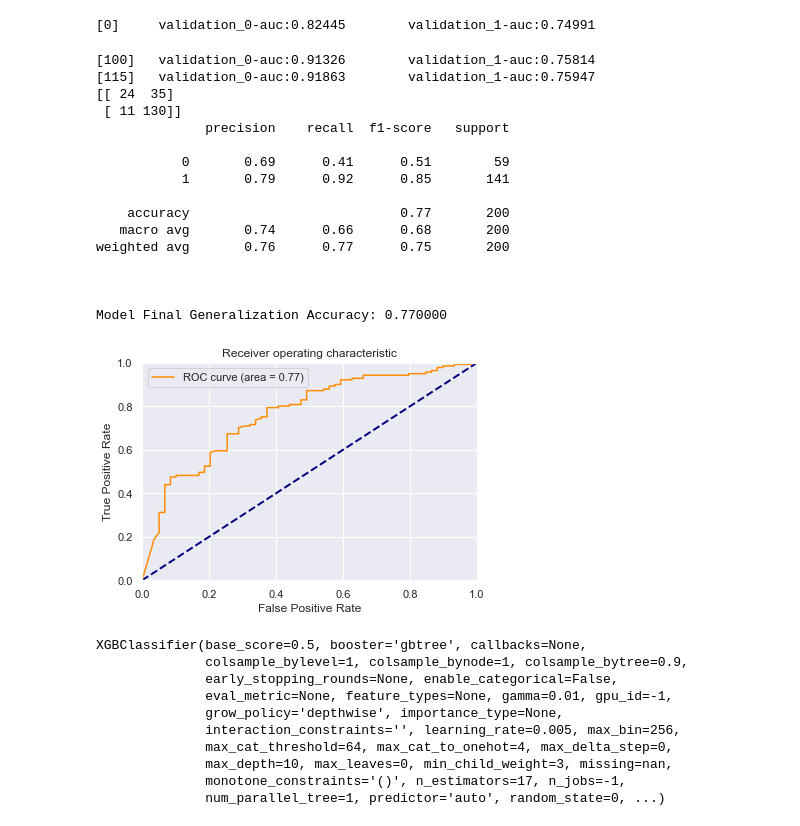
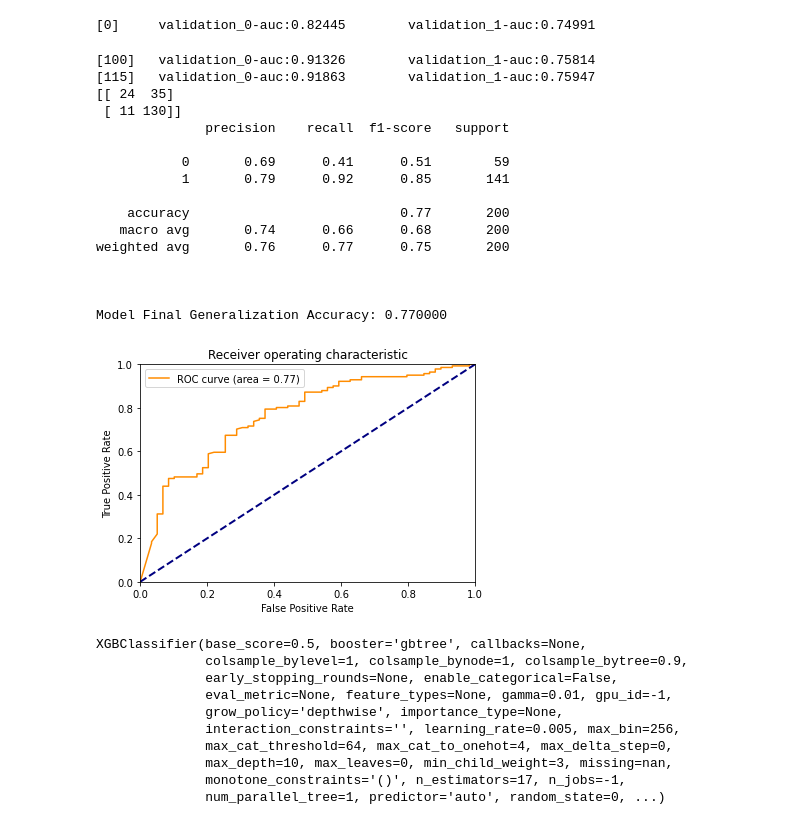
Before and after one commit to xty9501/PLChain, a Jupyter notebook: sim-fl.ipynb, the cells around one changed output. Drawn from its saved outputs; the diff is of its cells as text; code cells hidden in the pictures.

```diff
--- a/sim-fl.ipynb
+++ b/sim-fl.ipynb
@@ -3,21 +1,19 @@
 # %%
+# !pip3 install xgboost
 #import library
-%matplotlib inline
 import matplotlib.pyplot as plt
-
-import numpy as np ; np.random.seed(sum(map(ord, "aesthetics")))
+import numpy as np
+import seaborn
 import pandas as pd
-
+from math import ceil
+from numpy import average,mean
 from sklearn.datasets import make_classification
-from sklearn.metrics import classification_report,confusion_matrix, roc_curve, roc_auc_score, auc, accuracy_score
-from sklearn.model_selection import ShuffleSplit,train_test_split, cross_val_score, GridSearchCV
-from sklearn.preprocessing import OneHotEncoder, LabelEncoder, label_binarize, StandardScaler, MinMaxScaler
-
-import seaborn
-seaborn.set_context('notebook')
-seaborn.set_style(style='darkgrid')
-
-#from pprint import pprint
+from sklearn.metrics import *
+from sklearn.model_selection import *
+from sklearn.preprocessing import *
+from collections import defaultdict
+pd.set_option('display.max_columns', None)
+pd.set_option('display.max_rows', None)
 # %%
 # Function for evaluation reports
 def get_eval1(clf, X,y):
@@ -269,25 +233,25 @@ XGBClassifier(base_score=0.5, booster='gbtree', callbacks=None,
 # %%
-params={}
+# simulate node2
 xgbclf(params2, X2_train_clean, y2_train_clean, X_test_clean, y_test_clean)
 # %% [output]
 [0]     validation_0-auc:0.82445        validation_1-auc:0.74991
 [100]   validation_0-auc:0.91326        validation_1-auc:0.75814
 [115]   validation_0-auc:0.91863        validation_1-auc:0.75947
 [[ 24  35]
  [ 11 130]]
               precision    recall  f1-score   support
 
            0       0.69      0.41      0.51        59
            1       0.79      0.92      0.85       141
 
     accuracy                           0.77       200
    macro avg       0.74      0.66      0.68       200
 weighted avg       0.76      0.77      0.75       200
 
 
 
 Model Final Generalization Accuracy: 0.770000
-[figure, old version]
+[figure, new version]
 XGBClassifier(base_score=0.5, booster='gbtree', callbacks=None,
               colsample_bylevel=1, colsample_bynode=1, colsample_bytree=0.9,
               early_stopping_rounds=None, enable_categorical=False,
```
Also changed, not shown: parts of 11 cells of this notebook.
